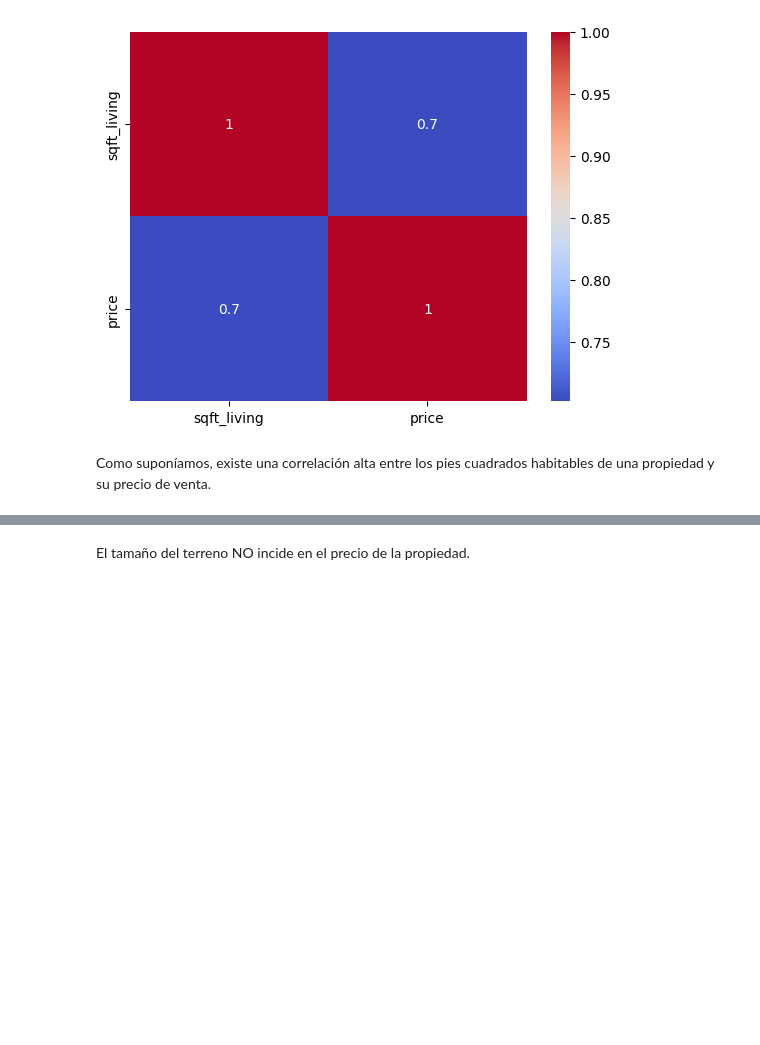
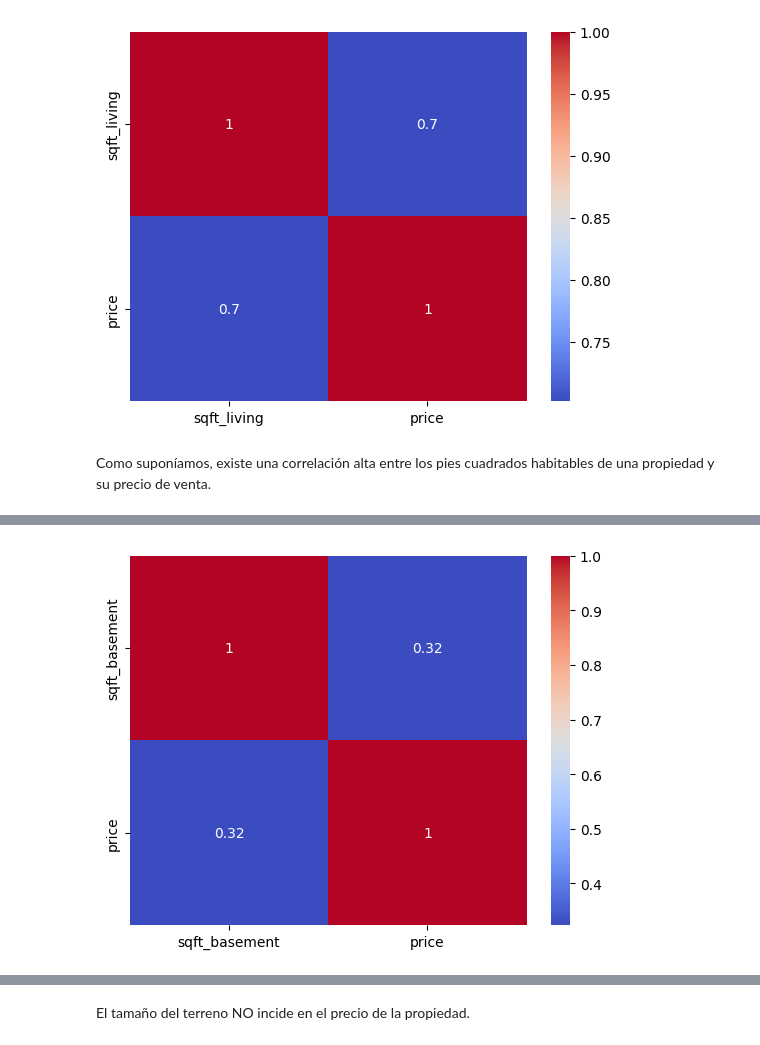
Before and after one commit to jfdonosom/Notebooks, a Jupyter notebook: Proyecto_ParteIII_+Donoso_Mendieta.ipynb, the cells around one changed output, grey strips where cells are left out. Saved outputs shown, nothing was run; the diff lists cells and outputs as text; code cells hidden in the pictures; blank space fills up the shorter version.

```diff
--- a/Proyecto_ParteIII_+Donoso_Mendieta.ipynb
+++ b/Proyecto_ParteIII_+Donoso_Mendieta.ipynb
@@ -238,0 +250,7 @@ plt.show()
+# %%
+columns = df3[['sqft_basement', 'price']]
+matriz_corr = columns.corr()
+sns.heatmap(matriz_corr, cmap='coolwarm', annot=True)
+plt.show()
+# %% [output]
+[figure, added]
```
Also changed, not shown: parts of 112 cells of this notebook.
